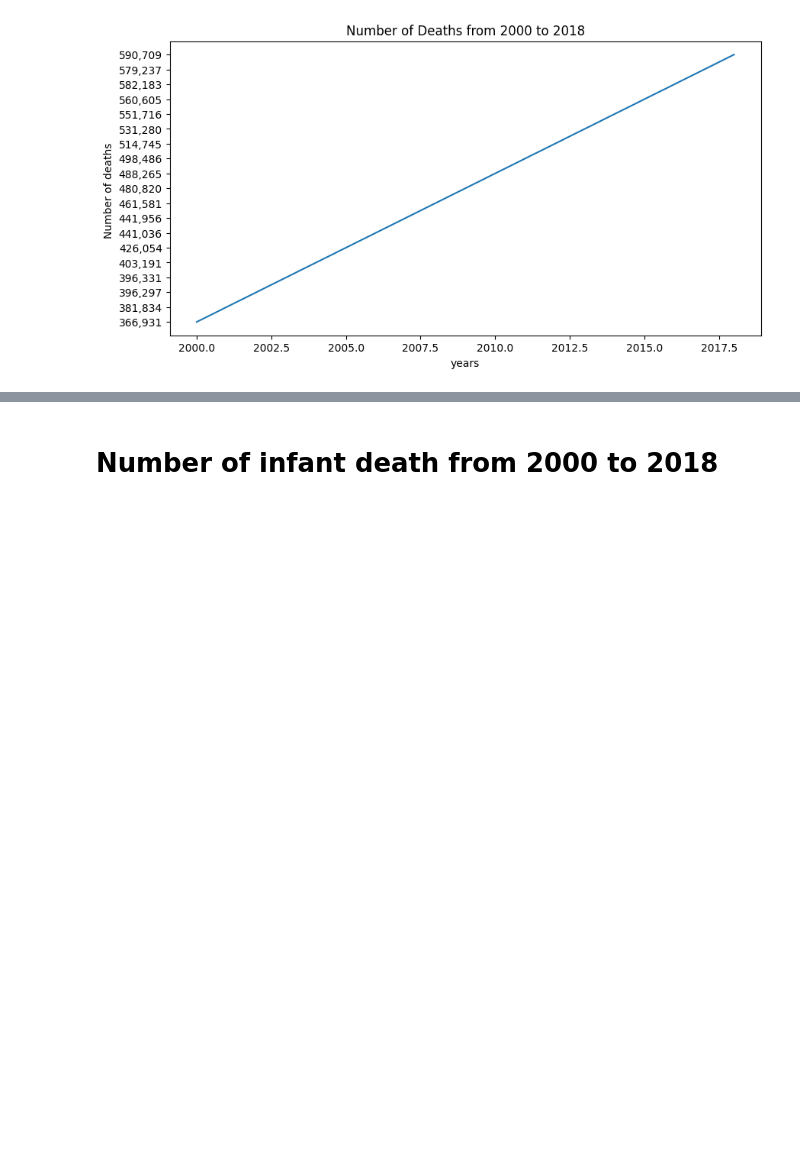
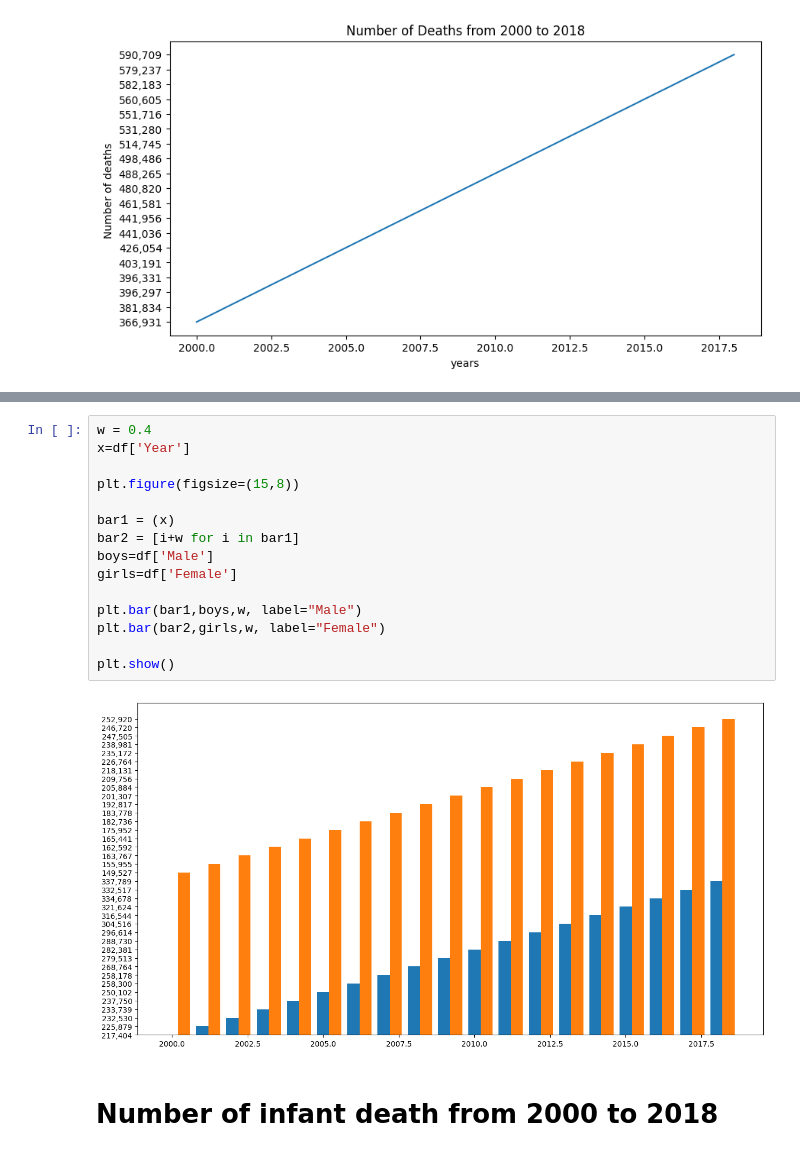
Before and after one commit to Glennarcega/IT-BA-3203-PROJECT, a Jupyter notebook: Social_Factor_of_death.ipynb, the cells around one changed output, grey strips where cells are left out. Cells and saved outputs as stored; diff of their text form; blank space fills up the shorter version.

```diff
--- a/Social_Factor_of_death.ipynb
+++ b/Social_Factor_of_death.ipynb
@@ -31,3 +54,20 @@ plt.show()
+# %%
+w = 0.4
+x=df['Year']
+
+plt.figure(figsize=(15,8))
+
+bar1 = (x)
+bar2 = [i+w for i in bar1]
+boys=df['Male']
+girls=df['Female']
+
+plt.bar(bar1,boys,w, label="Male")
+plt.bar(bar2,girls,w, label="Female")
+
+plt.show()
+# %% [output]
+[figure, added]
 # %% [markdown]
 # **Number of infant death from 2000 to 2018**
 # %%
```
Also changed, not shown: parts of 1 cell of this notebook.
